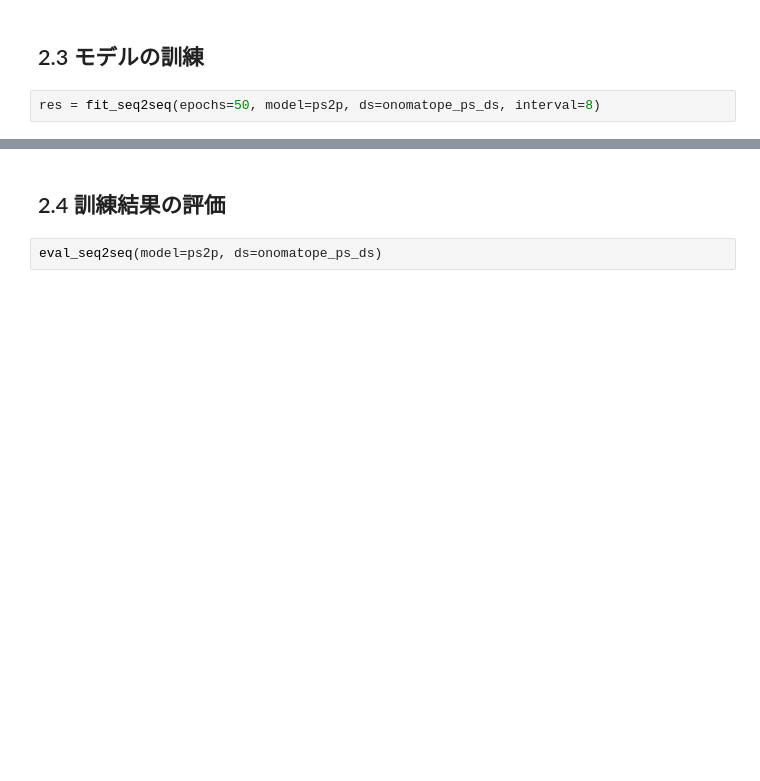
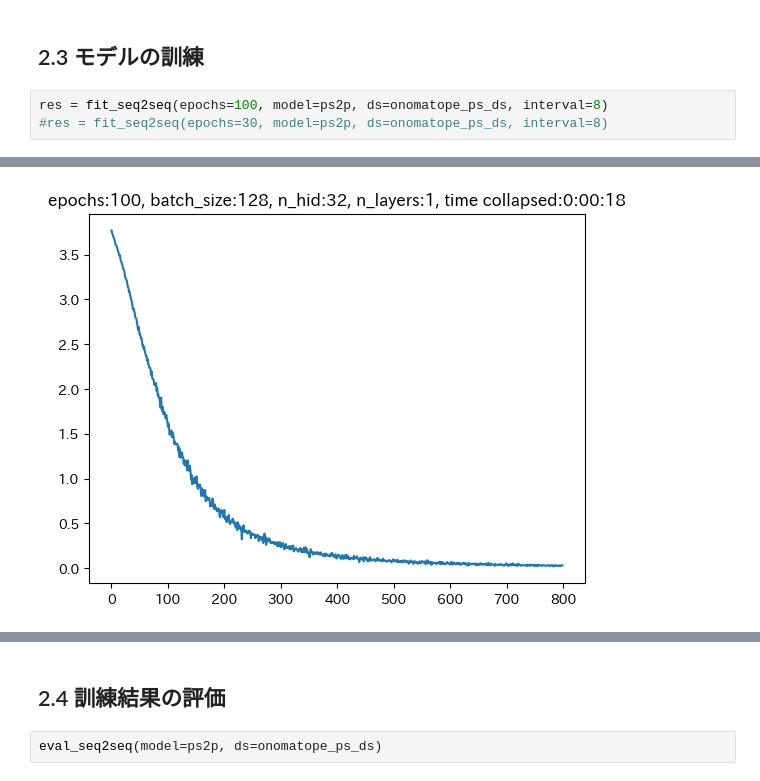
Before and after one commit to project-ccap/project-ccap.github.io, a Jupyter notebook: 2023notebooks/2023_1115onomatope_generator.ipynb, the cells around one changed output, grey strips where cells are left out. Drawn from its saved outputs; the diff is of its cells as text; blank space fills up the shorter version.

```diff
--- a/2023notebooks/2023_1115onomatope_generator.ipynb
+++ b/2023notebooks/2023_1115onomatope_generator.ipynb
@@ -902,4 +947,6 @@ indices=tensor([22, 32, 32, 32,  9,  6, 22,  5, 34]))
 # %% [markdown]
 ## 2.3 モデルの訓練
 # %%
-res = fit_seq2seq(epochs=50, model=ps2p, ds=onomatope_ps_ds, interval=8)
+res = fit_seq2seq(epochs=100, model=ps2p, ds=onomatope_ps_ds, interval=8)
+#res = fit_seq2seq(epochs=30, model=ps2p, ds=onomatope_ps_ds, interval=8)
+# %% [output]
@@ -905,0 +970 @@ res = fit_seq2seq(epochs=50, model=ps2p, ds=onomatope_ps_ds, interval=8)
+[figure, added]
```
Also changed, not shown: parts of 19 cells of this notebook.
